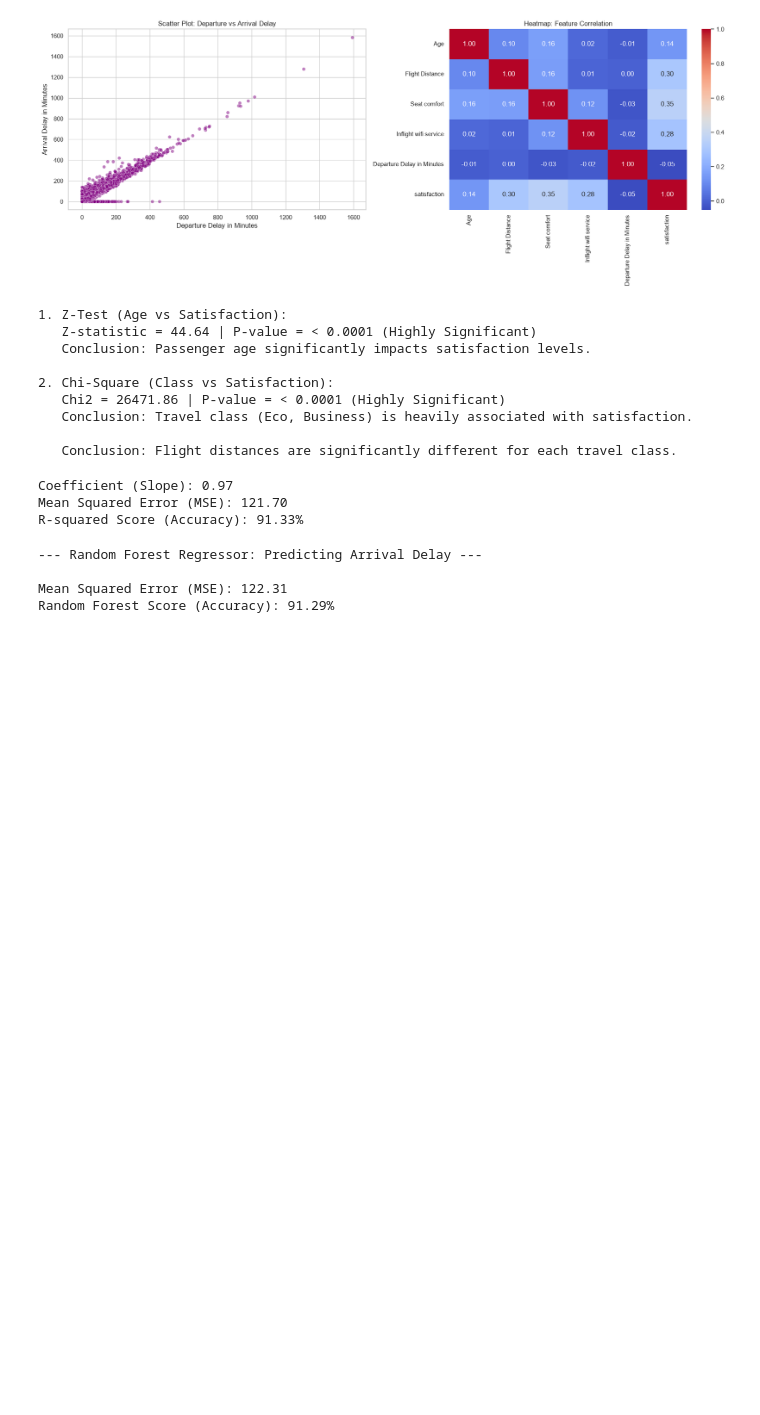
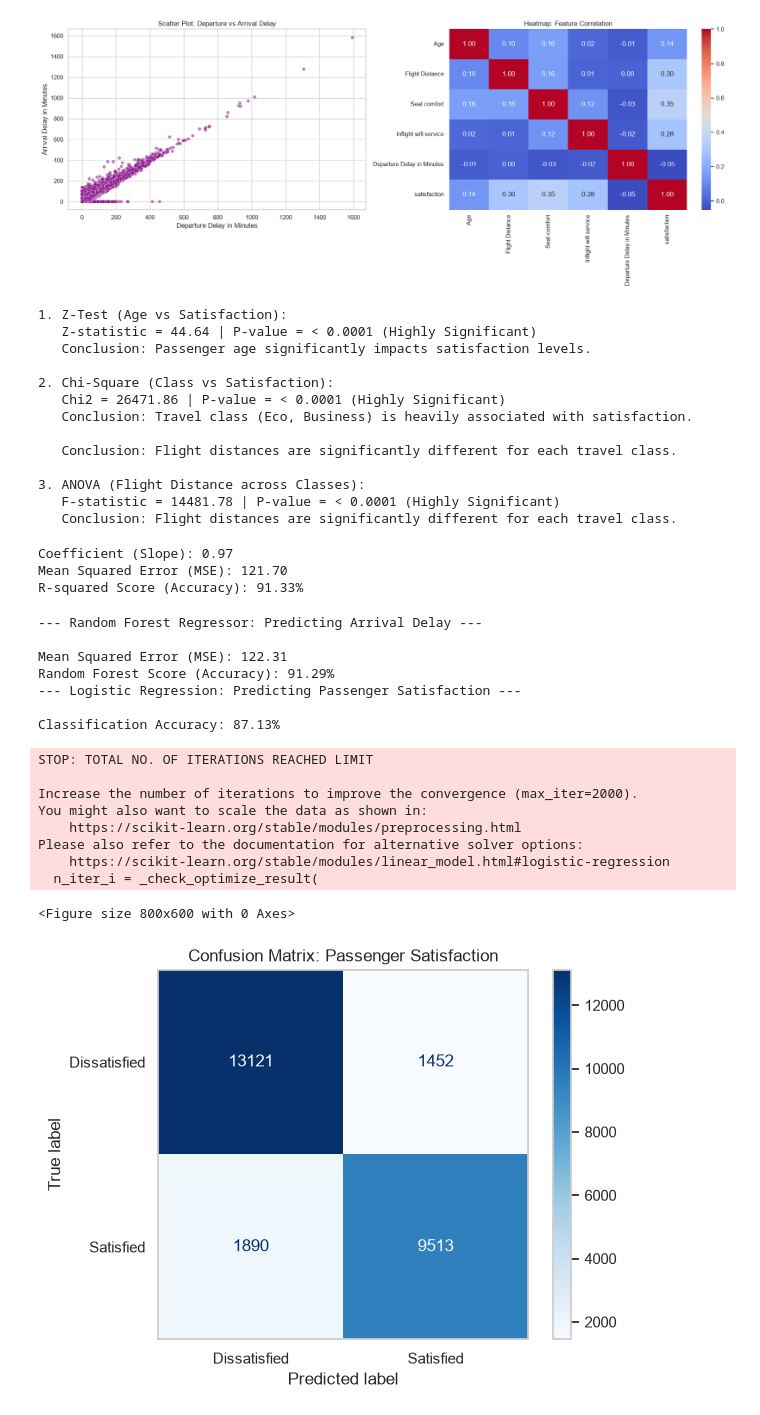
Before and after one commit to anshudsharma/AirlinePassenger-Prediction, a Jupyter notebook: project.ipynb, the cells around one changed output. Drawn from its saved outputs; the diff is of its cells as text; code cells hidden in the pictures; blank space fills up the shorter version.

```diff
--- a/project.ipynb
+++ b/project.ipynb
@@ -181,6 +189,16 @@ print(f"   Chi2 = {chi2:.2f} | P-value = {format_p(p_val_chi2)}")
 print("   Conclusion: Travel class (Eco, Business) is heavily associated with satisfaction.\n")
 
 print("   Conclusion: Flight distances are significantly different for each travel class.\n")
+
+# 3. ANOVA: Does Flight Distance vary significantly across the 3 Travel Classes?
+class_0 = train_df[train_df['Class'] == 0]['Flight Distance'].dropna()
+class_1 = train_df[train_df['Class'] == 1]['Flight Distance'].dropna()
+class_2 = train_df[train_df['Class'] == 2]['Flight Distance'].dropna()
+
+f_stat, p_val_f = stats.f_oneway(class_0, class_1, class_2)
+print("3. ANOVA (Flight Distance across Classes):")
+print(f"   F-statistic = {f_stat:.2f} | P-value = {format_p(p_val_f)}")
+print("   Conclusion: Flight distances are significantly different for each travel class.\n")
 # %% [output]
 1. Z-Test (Age vs Satisfaction):
    Z-statistic = 44.64 | P-value = < 0.0001 (Highly Significant)
@@ -191,6 +209,10 @@ print("   Conclusion: Flight distances are significantly different for each trav
    Conclusion: Travel class (Eco, Business) is heavily associated with satisfaction.
 
    Conclusion: Flight distances are significantly different for each travel class.
+
+3. ANOVA (Flight Distance across Classes):
+   F-statistic = 14481.78 | P-value = < 0.0001 (Highly Significant)
+   Conclusion: Flight distances are significantly different for each travel class.
 # %%
 # Predicting Arrival Delay based on Departure Delay
 X_train_data = train_df[['Departure Delay in Minutes']]
@@ -213,28 +235,71 @@ R-squared Score (Accuracy): 91.33%
 # %%
 from sklearn.ensemble import RandomForestRegressor
 from sklearn.metrics import mean_squared_error, r2_score
+from sklearn.linear_model import LogisticRegression
+from sklearn.metrics import accuracy_score, confusion_matrix, ConfusionMatrixDisplay
+import matplotlib.pyplot as plt
 
 print("--- Random Forest Regressor: Predicting Arrival Delay ---\n")
 
 X_train_rf = train_df[['Departure Delay in Minutes']]
 y_train_rf = train_df['Arrival Delay in Minutes']
 X_test_rf = test_df[['Departure Delay in Minutes']]
 y_test_rf = test_df['Arrival Delay in Minutes']
 
 # 2. Train the Random Forest Model
 # n_estimators=50 builds 50 trees
 rf_model = RandomForestRegressor(n_estimators=50, random_state=42)
 rf_model.fit(X_train_rf, y_train_rf)
 
 y_pred_rf = rf_model.predict(X_test_rf)
 
 mse_rf = mean_squared_error(y_test_rf, y_pred_rf)
 r2_rf = r2_score(y_test_rf, y_pred_rf)
 
 print(f"Mean Squared Error (MSE): {mse_rf:.2f}")
 print(f"Random Forest Score (Accuracy): {r2_rf * 100:.2f}%")
+
+print("--- Logistic Regression: Predicting Passenger Satisfaction ---\n")
+X_train_clf = train_df.drop(columns=['satisfaction'])
+X_test_clf = test_df.drop(columns=['satisfaction'])
+
+y_train_clf = train_df['satisfaction'].astype(int)
+y_test_clf = test_df['satisfaction'].astype(int)
+
+# Train Model
+log_reg = LogisticRegression(max_iter=2000)
+log_reg.fit(X_train_clf, y_train_clf)
+
+# Predict & Evaluate
+y_pred_clf = log_reg.predict(X_test_clf)
+
+clf_accuracy = accuracy_score(y_test_clf, y_pred_clf)
+print(f"Classification Accuracy: {clf_accuracy * 100:.2f}%\n")
+
+# Confusion Matrix
+cm = confusion_matrix(y_test_clf, y_pred_clf)
+disp = ConfusionMatrixDisplay(confusion_matrix=cm, display_labels=['Dissatisfied', 'Satisfied'])
+
+plt.figure(figsize=(8, 6))
+disp.plot(cmap='Blues', values_format='d')
+plt.title('Confusion Matrix: Passenger Satisfaction')
+plt.grid(False)
+plt.show()
 # %% [output]
 --- Random Forest Regressor: Predicting Arrival Delay ---
 
 Mean Squared Error (MSE): 122.31
 Random Forest Score (Accuracy): 91.29%
+--- Logistic Regression: Predicting Passenger Satisfaction ---
+
+Classification Accuracy: 87.13%
+STOP: TOTAL NO. OF ITERATIONS REACHED LIMIT
+
+Increase the number of iterations to improve the convergence (max_iter=2000).
+You might also want to scale the data as shown in:
+    https://scikit-learn.org/stable/modules/preprocessing.html
+Please also refer to the documentation for alternative solver options:
+    https://scikit-learn.org/stable/modules/linear_model.html#logistic-regression
+  n_iter_i = _check_optimize_result(
+<Figure size 800x600 with 0 Axes>
+[figure, added]
```
Also changed, not shown: parts of 1 cell of this notebook.
